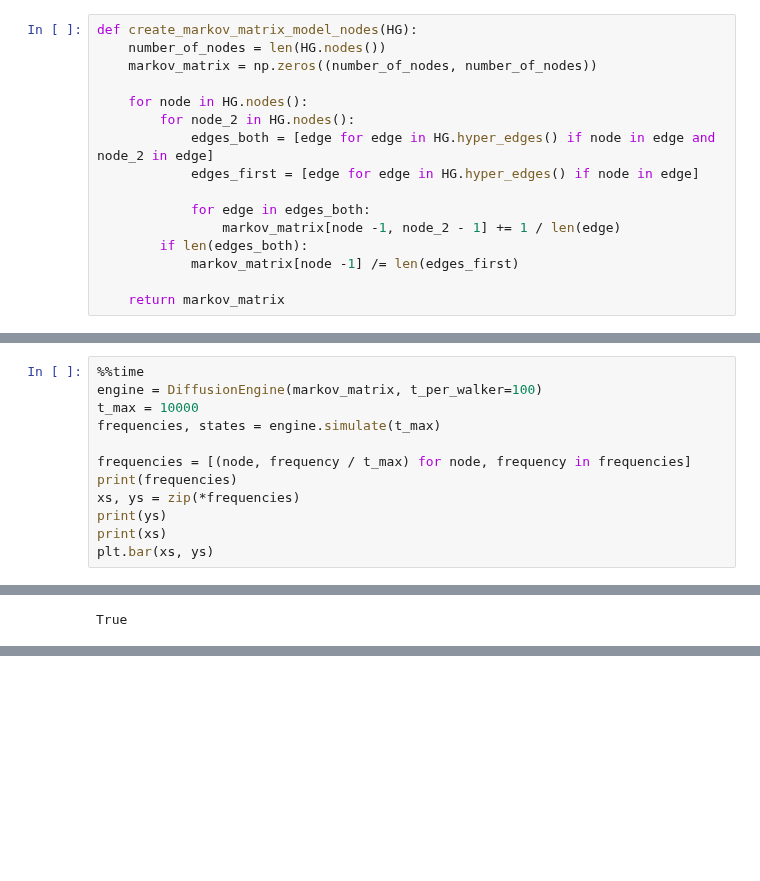
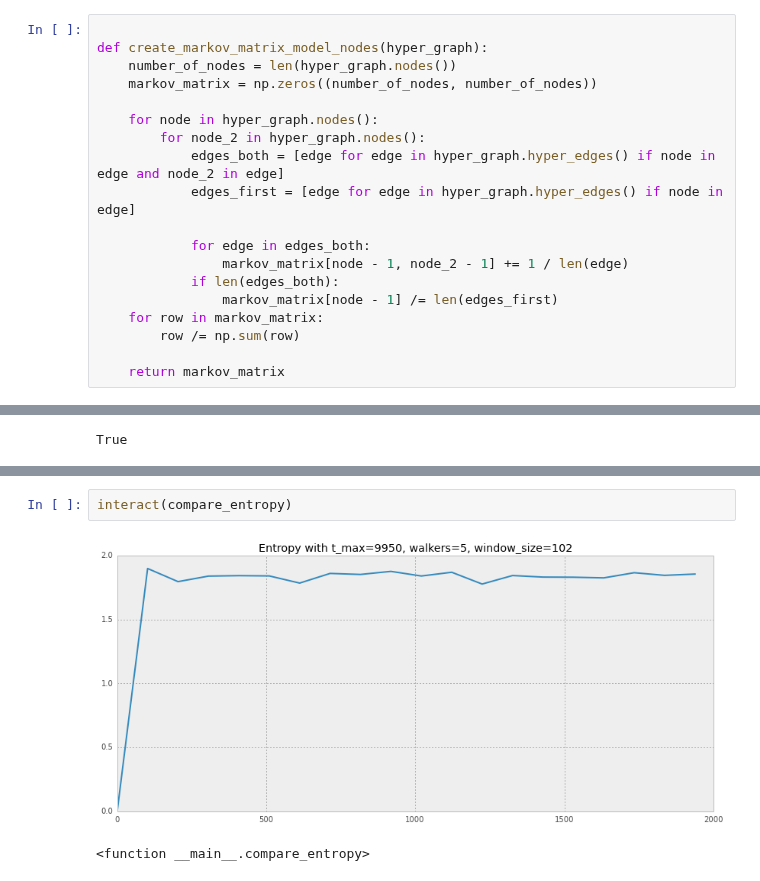
Before and after one commit to ilonajulczuk/hypergraph, a Jupyter notebook: notebooks/Modelling diffusion on hypergraph.ipynb, the cells around one changed output, grey strips where cells are left out. Drawn from its saved outputs; the diff is of its cells as text; blank space fills up the shorter version.

Commit message:
Mangling with diffusion simulation

```diff
--- a/notebooks/Modelling diffusion on hypergraph.ipynb
+++ b/notebooks/Modelling diffusion on hypergraph.ipynb
@@ -139,16 +129,19 @@ HG.hyper_edges()
 # %%
-def create_markov_matrix_model_nodes(HG):
-    number_of_nodes = len(HG.nodes())
+
+def create_markov_matrix_model_nodes(hyper_graph):
+    number_of_nodes = len(hyper_graph.nodes())
     markov_matrix = np.zeros((number_of_nodes, number_of_nodes))
 
-    for node in HG.nodes():
-        for node_2 in HG.nodes():
-            edges_both = [edge for edge in HG.hyper_edges() if node in edge and node_2 in edge]
-            edges_first = [edge for edge in HG.hyper_edges() if node in edge]
+    for node in hyper_graph.nodes():
+        for node_2 in hyper_graph.nodes():
+            edges_both = [edge for edge in hyper_graph.hyper_edges() if node in edge and node_2 in edge]
+            edges_first = [edge for edge in hyper_graph.hyper_edges() if node in edge]
 
             for edge in edges_both:
-                markov_matrix[node -1, node_2 - 1] += 1 / len(edge)
-        if len(edges_both):
-            markov_matrix[node -1] /= len(edges_first)
+                markov_matrix[node - 1, node_2 - 1] += 1 / len(edge)
+            if len(edges_both):
+                markov_matrix[node - 1] /= len(edges_first)
+    for row in markov_matrix:
+        row /= np.sum(row)
 
     return markov_matrix
@@ -207,12 +172,0 @@ def hypergraph_analytical_edges(HG):
-# %%
-%%time
-engine = DiffusionEngine(markov_matrix, t_per_walker=100)
-t_max = 10000
-frequencies, states = engine.simulate(t_max)
-
-frequencies = [(node, frequency / t_max) for node, frequency in frequencies]
-print(frequencies)
-xs, ys = zip(*frequencies)
-print(ys)
-print(xs)
-plt.bar(xs, ys)
@@ -326,0 +453,5 @@ True
+# %%
+interact(compare_entropy)
+# %% [output]
+[figure, added]
+<function __main__.compare_entropy>
```
Also changed, not shown: parts of 19 cells of this notebook, 3 other files.
